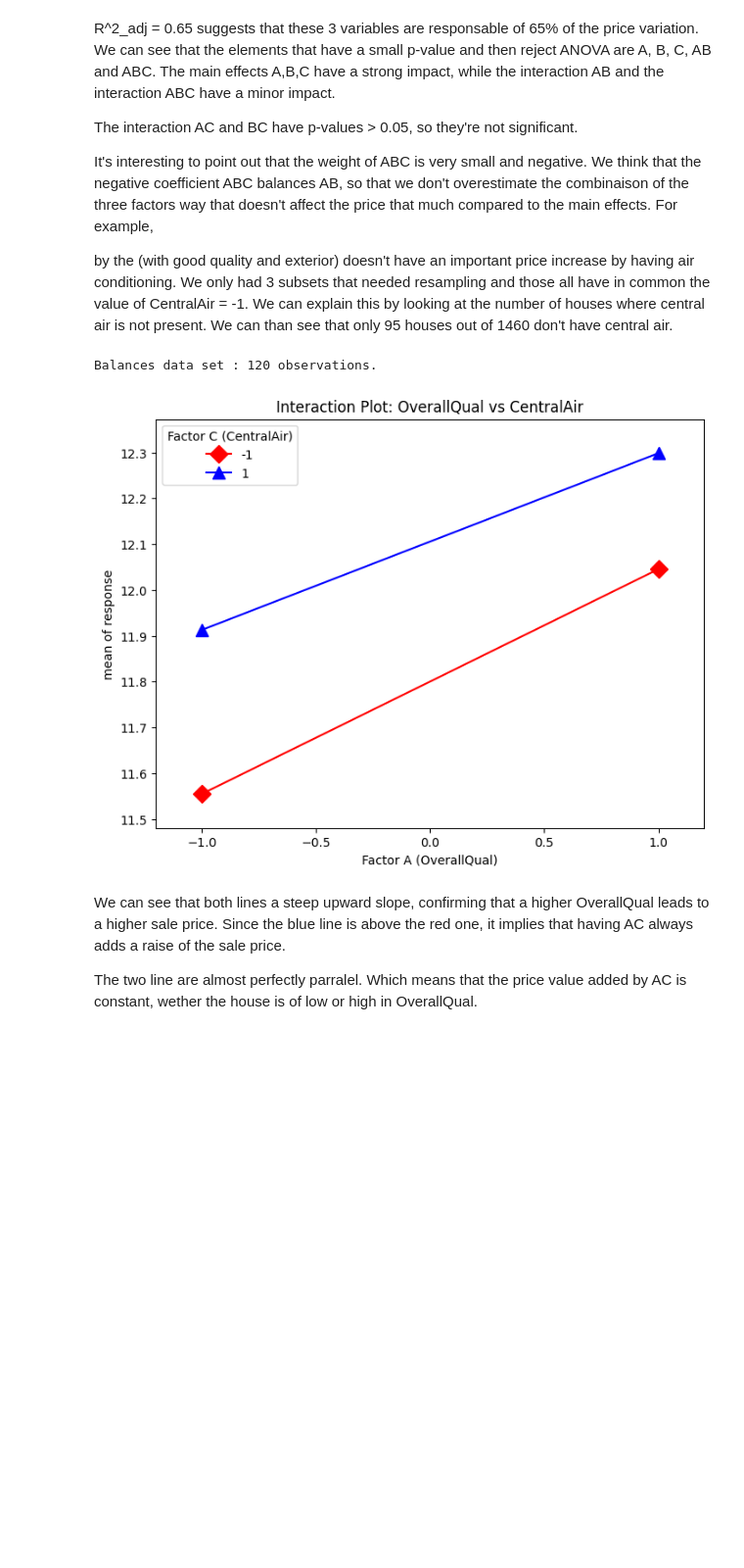
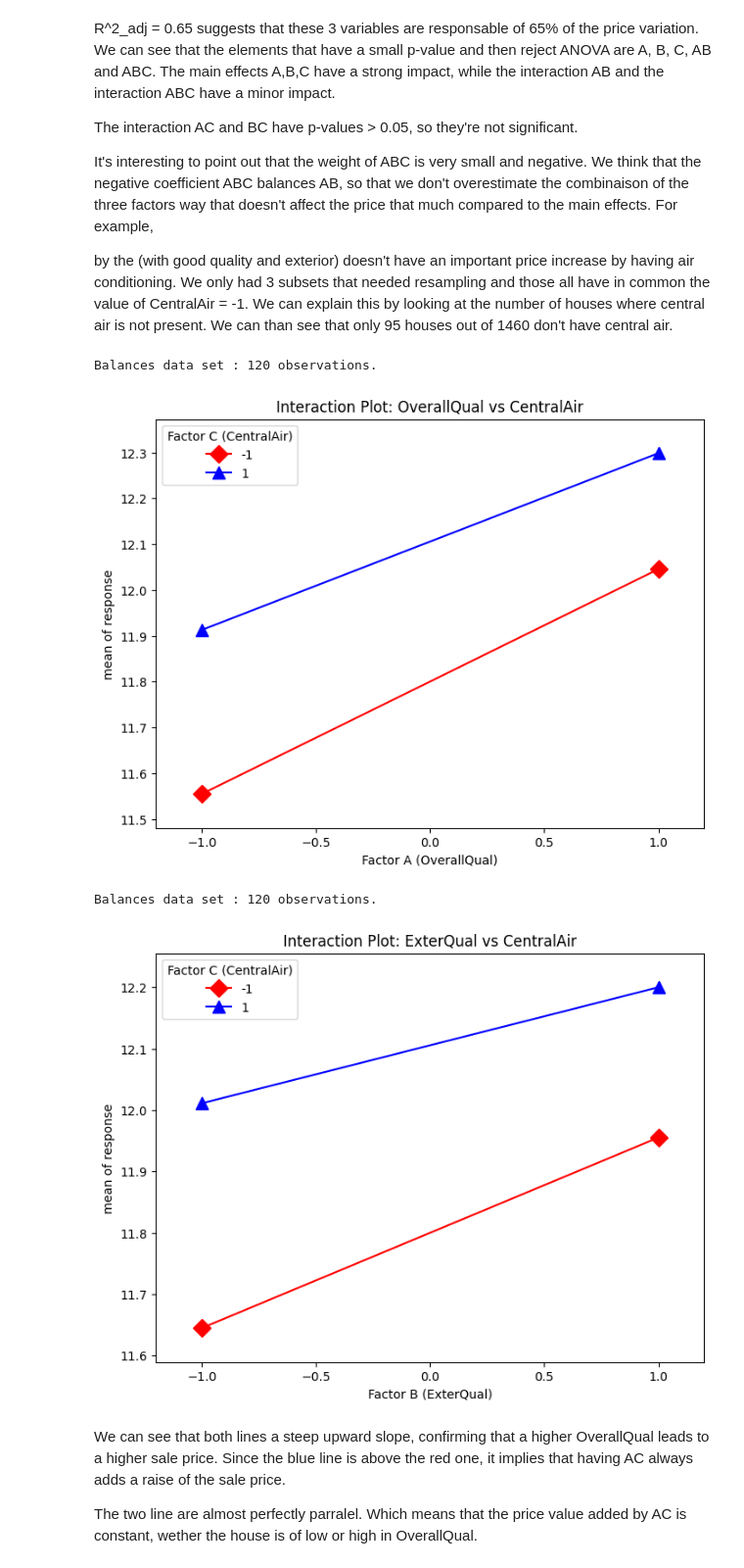
Before and after one commit to cpalescan/cstat, a Jupyter notebook: project_MAIN.ipynb, the cells around one changed output. Shown at 98% size. Drawn from its saved outputs; the diff is of its cells as text; code cells hidden in the pictures; blank space fills up the shorter version.

Commit message:
Final cleaning Final translation Added the 2nd interaction plot

```diff
--- a/project_MAIN.ipynb
+++ b/project_MAIN.ipynb
@@ -1041,32 +1040,47 @@ For example,
 
  by the (with good quality and exterior) doesn't have an important price increase by having air conditioning. We only had 3 subsets that needed resampling and those all have in common the value of CentralAir = -1. We can explain this by looking at the number of houses where central air is not present. We can than see that only 95 houses out of 1460 don't have central air.
 # %%
-#1. Recréer le DataFrame équilibré en réinitialisant l'index
+#1.Recreate the balanced DataFrame by reinitializing the index
 # df_balanced = pd.concat(balanced_samples).reset_index(drop=True)
 
 print(f"Balances data set : {len(df_balanced)} observations.")
 
-# 2. Relancer le modèle (permet de faire en sorte que les données matchent)
-
-
-
-
+# 2. Redo the model (makes the data match)
 fig, ax = plt.subplots(figsize=(8, 6))
-# On passe les valeurs .values pour éviter les problèmes d'indexation de pandas (vu avec l'IA).
+# We use .values to avoid the indexation problems with pandas (seen with AI).
 interaction_plot(x=df_balanced['Factor_A'].values,
                  trace=df_balanced['Factor_C'].values,
                  response=df_balanced["SalePrice_log"].values,
                  colors=['red', 'blue'],
                  markers=['D', '^'],
                  ms=10, ax=ax)
 
 plt.title("Interaction Plot: OverallQual vs CentralAir")
 plt.xlabel("Factor A (OverallQual)")
 plt.legend(title="Factor C (CentralAir)")
 plt.show()
+
+#Doing a second one with interaction between Factor B and C
+
+print(f"Balances data set : {len(df_balanced)} observations.")
+
+fig, ax = plt.subplots(figsize=(8, 6))
+interaction_plot(x=df_balanced['Factor_B'].values,
+                 trace=df_balanced['Factor_C'].values,
+                 response=df_balanced["SalePrice_log"].values,
+                 colors=['red', 'blue'],
+                 markers=['D', '^'],
+                 ms=10, ax=ax)
+
+plt.title("Interaction Plot: ExterQual vs CentralAir")
+plt.xlabel("Factor B (ExterQual)")
+plt.legend(title="Factor C (CentralAir)")
+plt.show()
 # %% [output]
 Balances data set : 120 observations.
 [figure]
+Balances data set : 120 observations.
+[figure, added]
 # %% [markdown]
 We can see that both lines a steep upward slope, confirming that a higher OverallQual leads to a higher sale price. Since the blue line is above the red one, it implies that having AC always adds a raise of the sale price.
 
```
Also changed, not shown: parts of 6 cells of this notebook.
